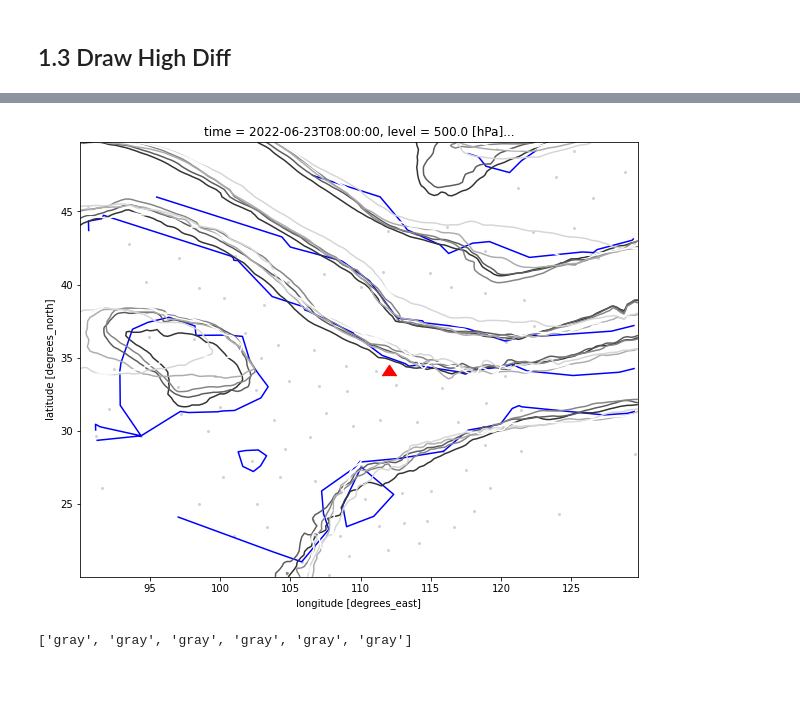
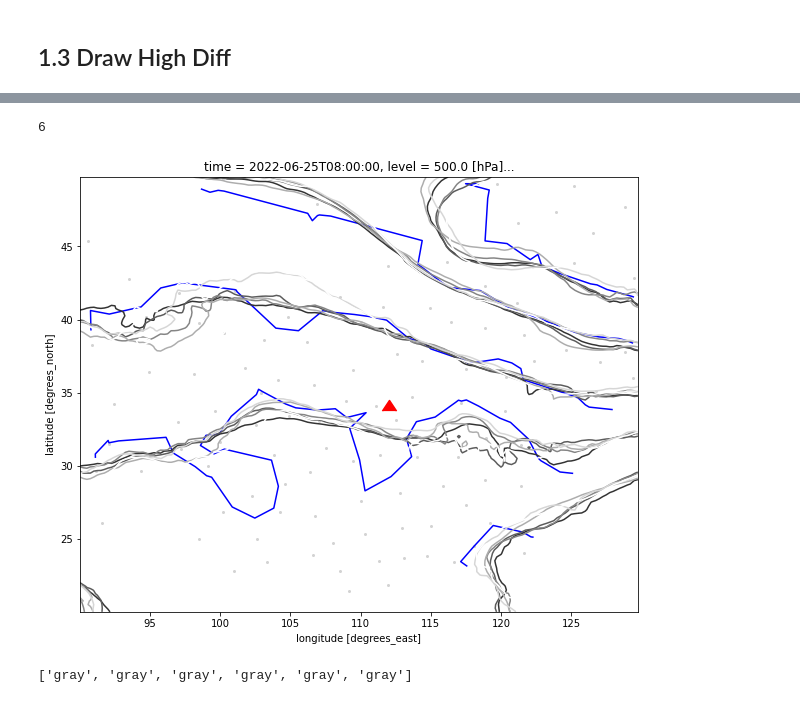
Before and after one commit to likev/weather-plot, a Jupyter notebook: High.ipynb, the cells around one changed output, grey strips where cells are left out. Drawn from its saved outputs; the diff is of its cells as text; code cells hidden in the pictures.

```diff
--- a/High.ipynb
+++ b/High.ipynb
@@ -107,6 +102,6 @@ array([[[438.6788 , 438.66632, 438.64133, ..., 437.3663 , 437.2163 ,
 # %% [markdown]
 ## 1.2 Draw High Plot
 # %%
-plot500 = get_station_data("UPPER_AIR/PLOT/500", "20220623080000.000", dropna=True, cache=False)
+plot500 = get_station_data("UPPER_AIR/PLOT/500", "20220625080000.000", dropna=True, cache=False)
 plot500
 # %% [output]
@@ -143,18 +138,27 @@ fig.colorbar(cntr, ax=ax)
 # %% [markdown]
 ## 1.3 Draw High Diff
 # %%
-dti = pd.date_range("2022-06-22 20:00", periods=6, freq="-12H").to_series()
+dti = pd.date_range("2022-06-24 20:00", periods=6, freq="-12H").to_series()
 
 filenames = dti.dt.strftime("%y%m%d%H")
 
+"""
+BEIJING_MR/HGT/500/22062420.000
+"ECMWF_HR/HGT/500"
+GRAPES_GFS/HGT/500/22062420.000
+"GERMAN_HR/GEOPOTENTIAL/500"
+JAPAN_MR/HGT/500/22062420.000
+NCEP_GFS_HR/HGT/500/22062408.000
 
-directory500 = "ECMWF_HR/HGT/500"
+SHANGHAI_MR/HGT/500/22062420.000
+"""
+directory500 = 'ECMWF_HR/HGT/500'
 fhours = np.arange(12, 12*7, 12)
 filenames = filenames + '.' + ['%03d'%(fhour) for fhour in fhours]
 
 print(filenames)
 
-H500 = get_model_grids(directory500, filenames, varname='hgt', varattrs={'long_name':'500hPa HGT', 'units':'m'}, cache=False)
+H500 = get_model_grids(directory500, filenames, varname='hgt', varattrs={'long_name':'500hPa HGT', 'units':'m'}, allExists=False, cache=False)
 
 H500
 # %% [output]
@@ -182,22 +186,24 @@ Attributes:
 # %%
 fig, ax = plt.subplots(figsize=(10, 8))
 
 levels = [564, 572, 580, 584,  588]
 
 ax.plot(plot500.lon, plot500.lat, 'o', markersize=2, color='lightgrey')
 cntr = ax.tricontour(plot500.lon, plot500.lat, plot500.Geopotential_hight, levels=levels, colors = 'blue') #add_colorbar=True
 
 #fig.colorbar(cntr, ax=ax)
 ax.scatter(112, 34.5, s=200, c='red', marker=6)
 
 H500Area = H500.hgt.isel(level=0).sel(lon=np.arange(left,right,0.25),lat=np.arange(bottom,top,0.25), method="nearest")
 
-for index in range(0,6):
+print(H500Area.shape[0])
+for index in range(0,H500Area.shape[0]):
     colors = index/5 * (1-0.2) + 0.2
     H500Area.isel(time=index).plot.contour(ax = ax, levels=levels, colors = str(colors) )
     pass
 # %% [output]
+6
-[figure, old version]
+[figure, new version]
 # %%
 ['gray']*6
 # %% [output]
```
Also changed, not shown: parts of 8 cells of this notebook, 3 other files.
